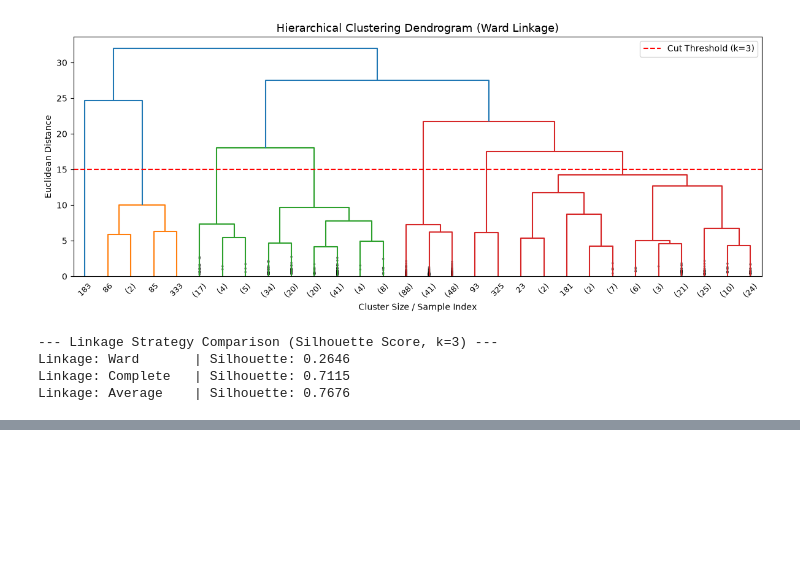
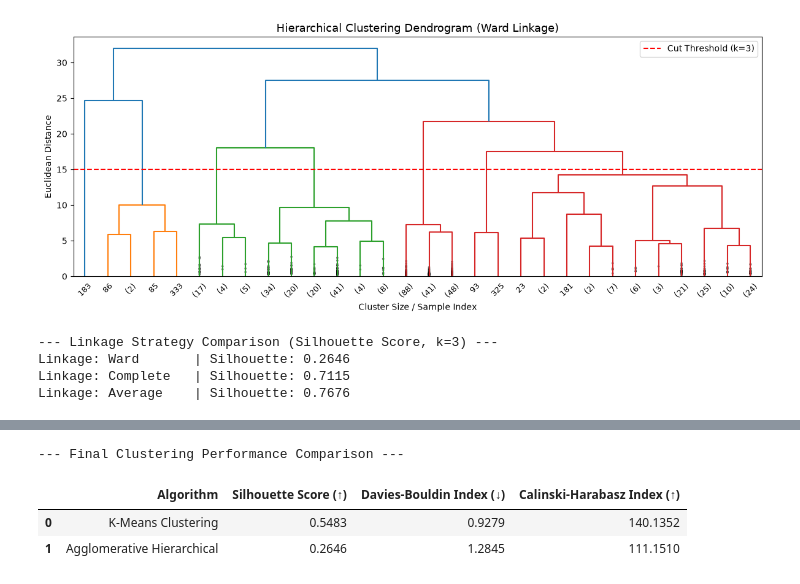
Before and after one commit to Aadhi-87/ML-Capstone-Project, a Jupyter notebook: notebooks/clustering.ipynb, the cells around one changed output, grey strips where cells are left out. Saved outputs shown, nothing was run; the diff lists cells and outputs as text; code cells hidden in the pictures; blank space fills up the shorter version.

Commit message:
update in metrics

```diff
--- a/notebooks/clustering.ipynb
+++ b/notebooks/clustering.ipynb
@@ -151,0 +195,28 @@ Linkage: Average    | Silhouette: 0.7676
+# %%
+# ==============================================================================
+# Cell 7: Clustering Evaluation Metrics Table
+# ==============================================================================
+clustering_metrics = {
+    'Algorithm': ['K-Means Clustering', 'Agglomerative Hierarchical'],
+    'Silhouette Score (↑)': [
+        round(silhouette_score(X_scaled, kmeans_labels), 4),
+        round(silhouette_score(X_scaled, hierarchical_labels), 4)
+    ],
+    'Davies-Bouldin Index (↓)': [
+        round(davies_bouldin_score(X_scaled, kmeans_labels), 4),
+        round(davies_bouldin_score(X_scaled, hierarchical_labels), 4)
+    ],
+    'Calinski-Harabasz Index (↑)': [
+        round(calinski_harabasz_score(X_scaled, kmeans_labels), 4),
+        round(calinski_harabasz_score(X_scaled, hierarchical_labels), 4)
+    ]
+}
+
+clustering_df = pd.DataFrame(clustering_metrics)
+print("--- Final Clustering Performance Comparison ---")
+display(clustering_df)
+# %% [output]
+--- Final Clustering Performance Comparison ---
+|  | Algorithm | Silhouette Score (↑) | Davies-Bouldin Index (↓) | Calinski-Harabasz Index (↑) |
+| 0 | K-Means Clustering | 0.5483 | 0.9279 | 140.1352 |
+| 1 | Agglomerative Hierarchical | 0.2646 | 1.2845 | 111.1510 |
```
Also changed, not shown: parts of 3 cells of this notebook.
